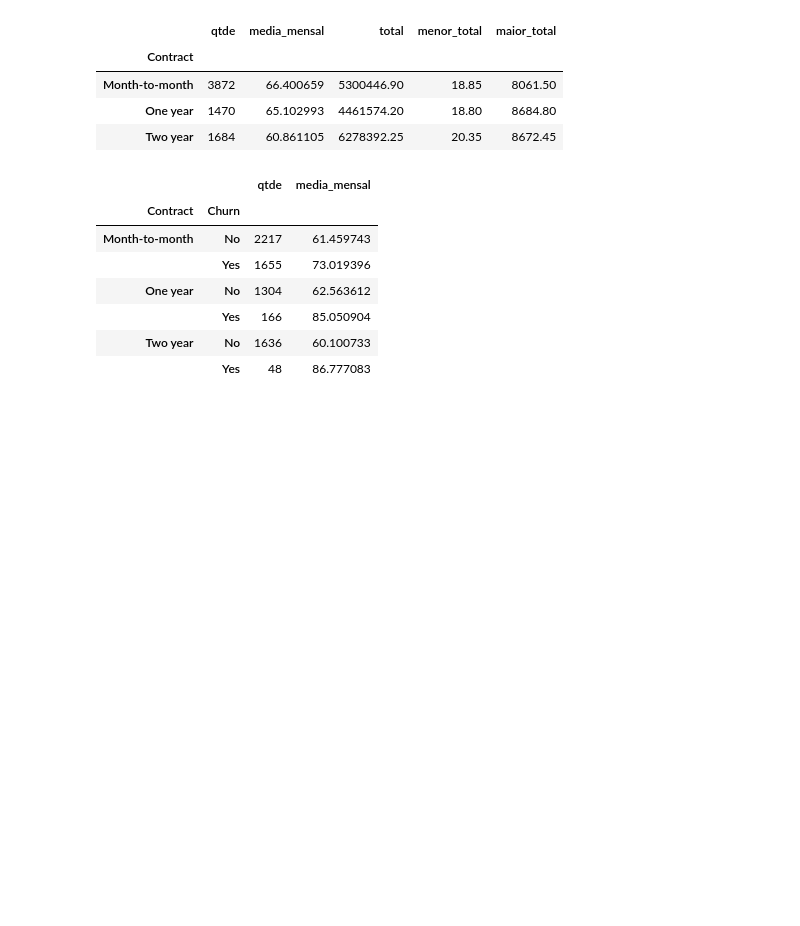
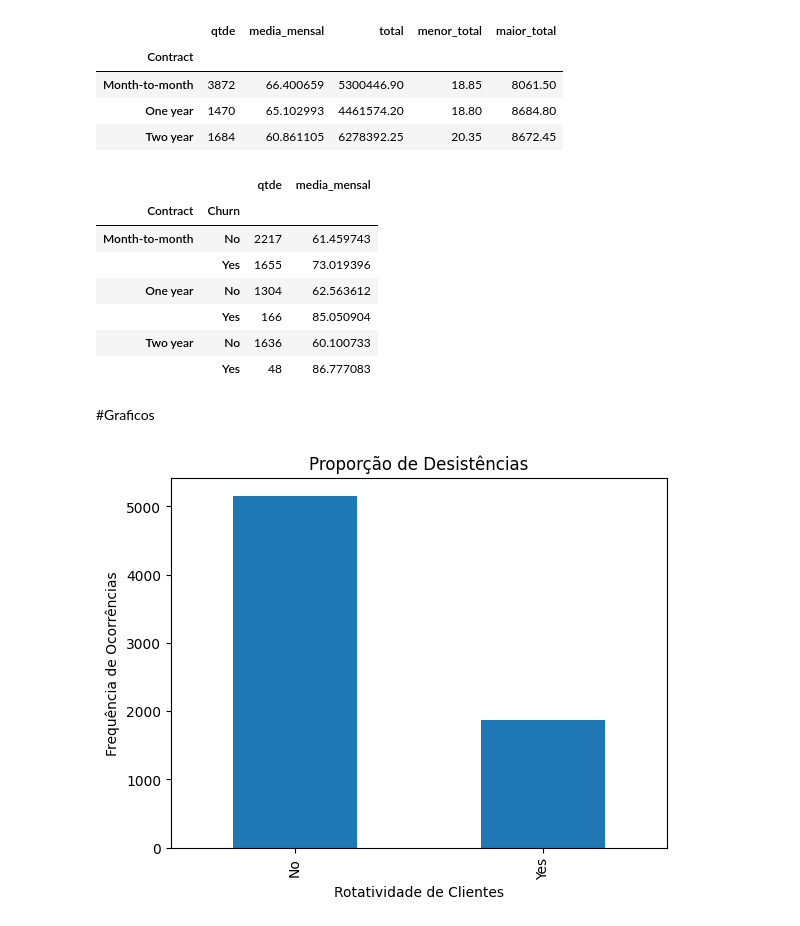
Before and after one commit to matheusraiano/ADS-SENAI-CdD, a Jupyter notebook: 2-Semestre/Aula02(19-08-2026)/aula.ipynb, the cells around one changed output. Saved outputs shown, nothing was run; the diff lists cells and outputs as text; code cells hidden in the pictures; blank space fills up the shorter version.

```diff
--- a/2-Semestre/Aula02(19-08-2026)/aula.ipynb
+++ b/2-Semestre/Aula02(19-08-2026)/aula.ipynb
@@ -508,3 +508,5 @@ dados.groupby(['Contract', 'Churn']).agg(
 |  | Yes | 166 | 85.050904 |
 | Two year | No | 1636 | 60.100733 |
 |  | Yes | 48 | 86.777083 |
+# %% [markdown]
+#Graficos
@@ -510,0 +515,8 @@ dados.groupby(['Contract', 'Churn']).agg(
+# %%
+dados['Churn'].value_counts().plot.bar()
+plt.title('Proporção de Desistências')
+plt.xlabel('Rotatividade de Clientes')
+plt.ylabel('Frequência de Ocorrências')
+plt.show()
+# %% [output]
+[figure, added]
```
Also changed, not shown: parts of 3 cells of this notebook, 4 other files.
